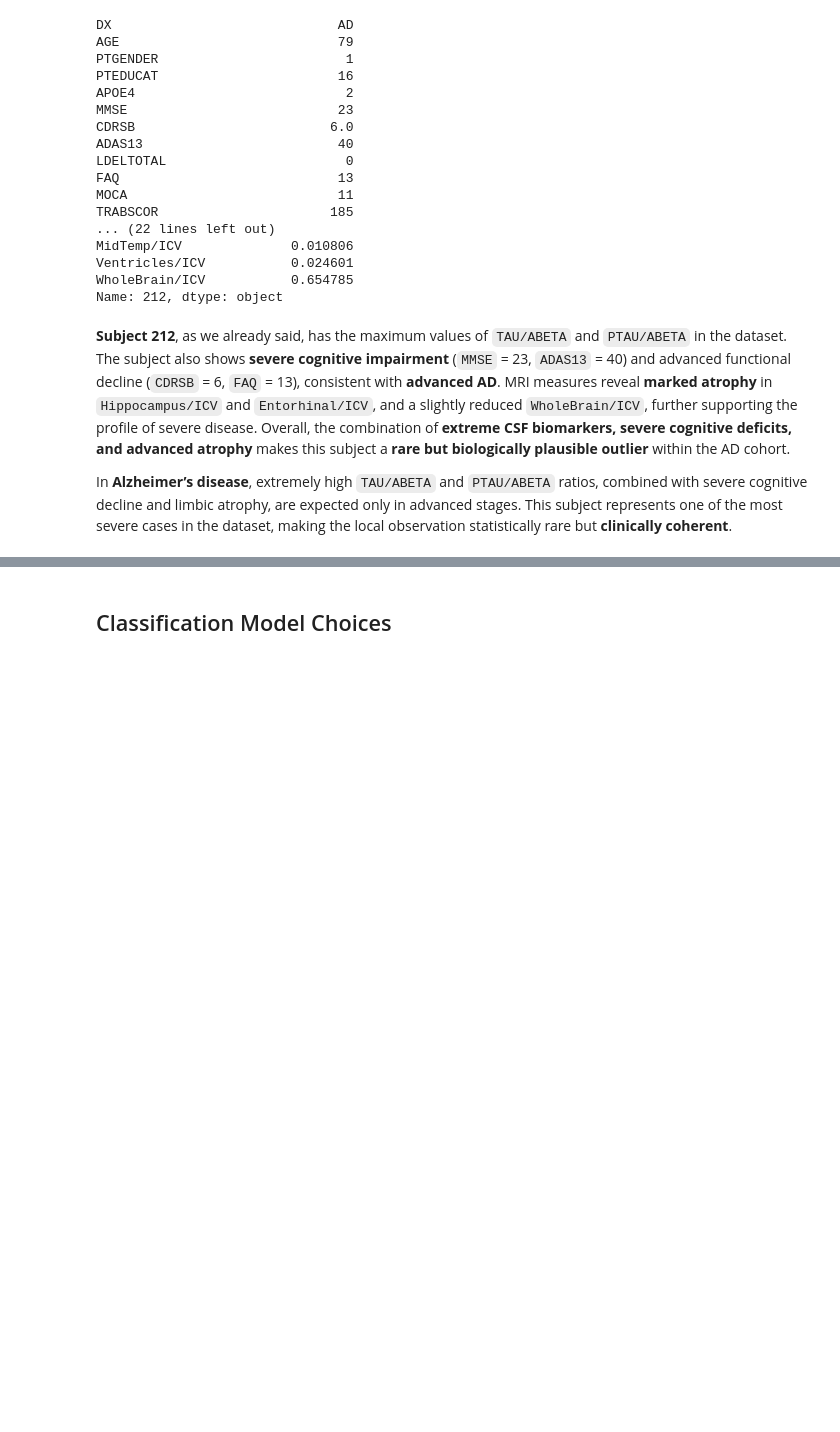
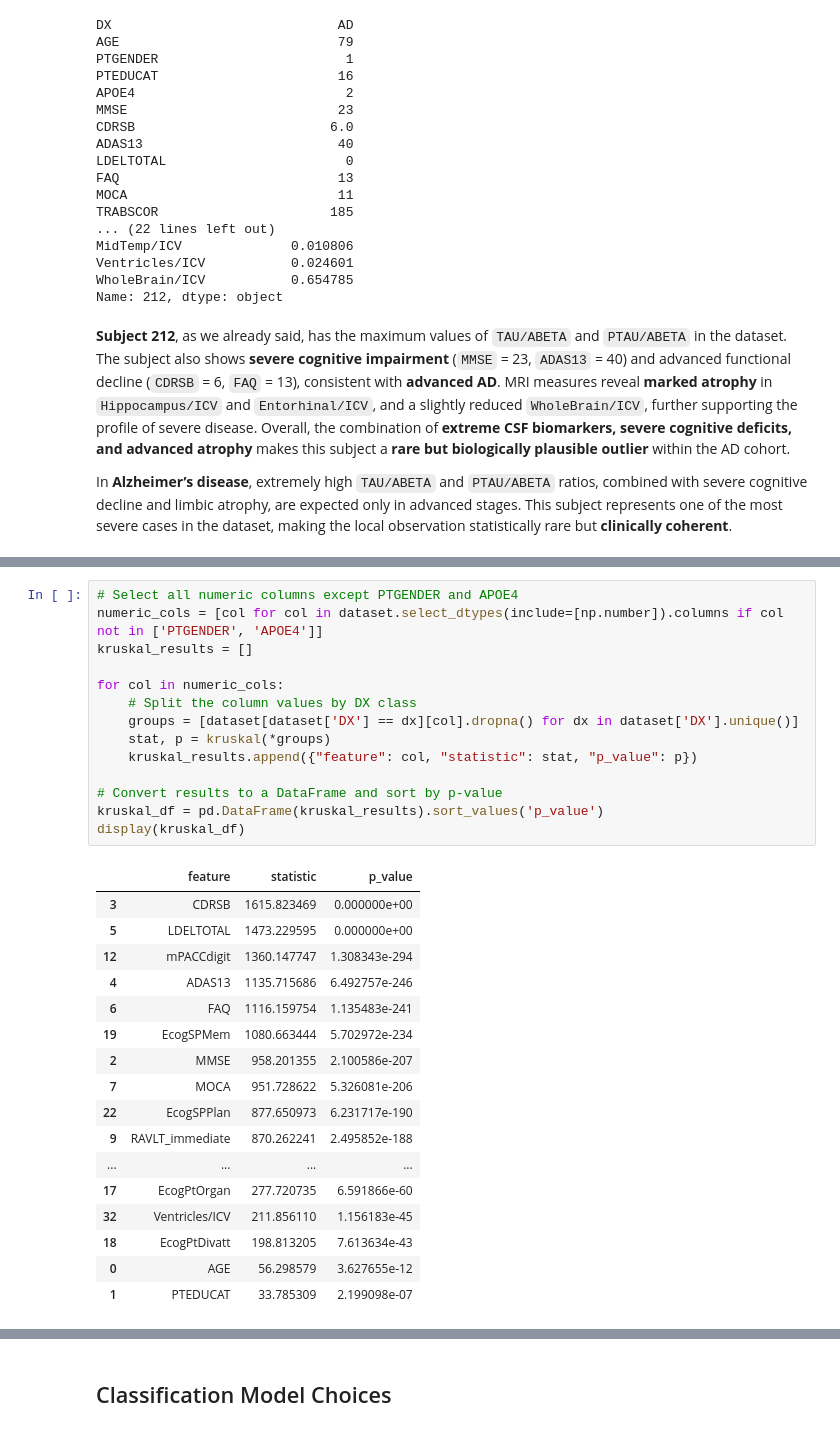
Before and after one commit to Tenshin000/CogniPredictAD, a Jupyter notebook: notebooks/05_New_Data_Exploration.ipynb, the cells around one changed output, grey strips where cells are left out. Cells and saved outputs as stored; diff of their text form; blank space fills up the shorter version.

Commit message:
Added Kruskal-Wallis test

```diff
--- a/notebooks/05_New_Data_Exploration.ipynb
+++ b/notebooks/05_New_Data_Exploration.ipynb
@@ -898,0 +932,32 @@ In **Alzheimer’s disease**, extremely high `TAU/ABETA` and `PTAU/ABETA` ratios
+# %%
+# Select all numeric columns except PTGENDER and APOE4
+numeric_cols = [col for col in dataset.select_dtypes(include=[np.number]).columns if col not in ['PTGENDER', 'APOE4']]
+kruskal_results = []
+
+for col in numeric_cols:
+    # Split the column values by DX class
+    groups = [dataset[dataset['DX'] == dx][col].dropna() for dx in dataset['DX'].unique()]
+    stat, p = kruskal(*groups)
+    kruskal_results.append({"feature": col, "statistic": stat, "p_value": p})
+
+# Convert results to a DataFrame and sort by p-value
+kruskal_df = pd.DataFrame(kruskal_results).sort_values('p_value')
+display(kruskal_df)
+# %% [output]
+|  | feature | statistic | p_value |
+| 3 | CDRSB | 1615.823469 | 0.000000e+00 |
+| 5 | LDELTOTAL | 1473.229595 | 0.000000e+00 |
+| 12 | mPACCdigit | 1360.147747 | 1.308343e-294 |
+| 4 | ADAS13 | 1135.715686 | 6.492757e-246 |
+| 6 | FAQ | 1116.159754 | 1.135483e-241 |
+| 19 | EcogSPMem | 1080.663444 | 5.702972e-234 |
+| 2 | MMSE | 958.201355 | 2.100586e-207 |
+| 7 | MOCA | 951.728622 | 5.326081e-206 |
+| 22 | EcogSPPlan | 877.650973 | 6.231717e-190 |
+| 9 | RAVLT_immediate | 870.262241 | 2.495852e-188 |
+| ... | ... | ... | ... |
+| 17 | EcogPtOrgan | 277.720735 | 6.591866e-60 |
+| 32 | Ventricles/ICV | 211.856110 | 1.156183e-45 |
+| 18 | EcogPtDivatt | 198.813205 | 7.613634e-43 |
+| 0 | AGE | 56.298579 | 3.627655e-12 |
+| 1 | PTEDUCAT | 33.785309 | 2.199098e-07 |
```
Also changed, not shown: parts of 15 cells of this notebook, 11 other files.
